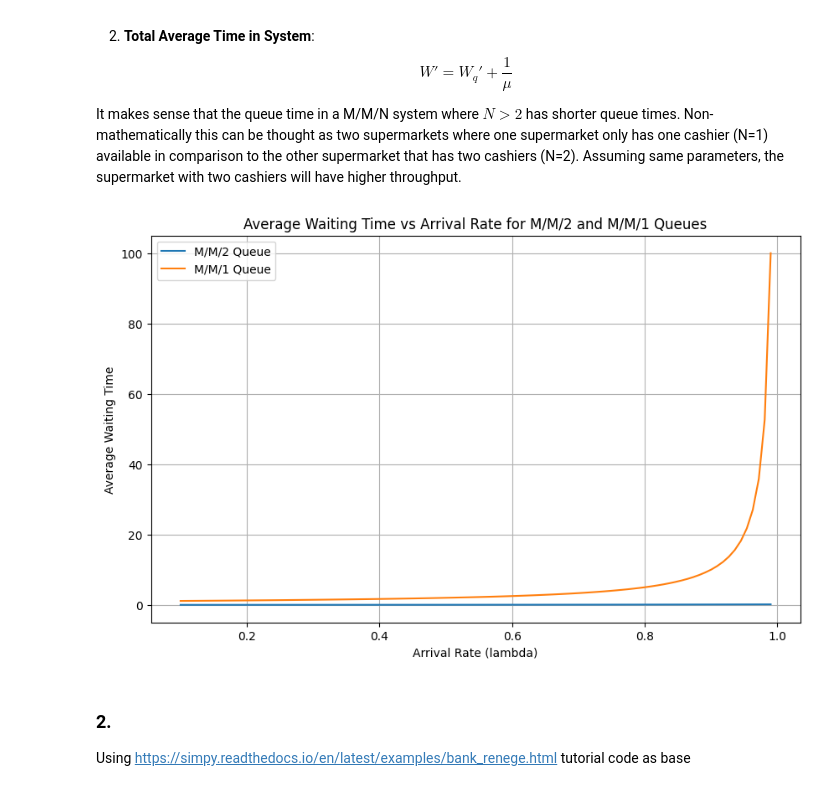
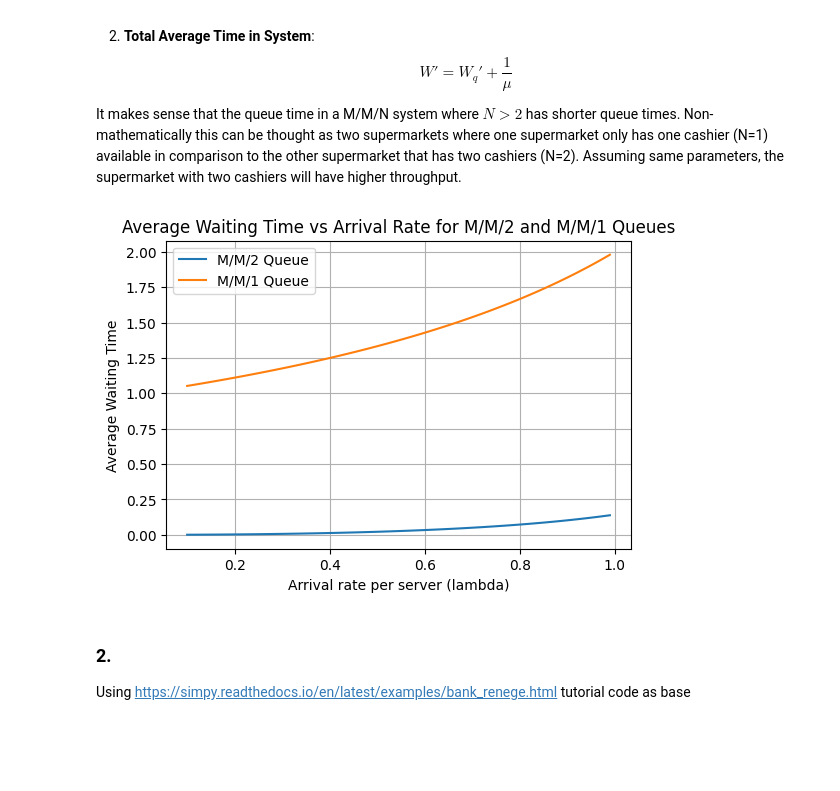
Before and after one commit to jonas4climate/ss-assignment-2, a Jupyter notebook: CalvinLaw_11306734_RaymondZhang_14865904_JonasSchaefer_14039982_2.ipynb, the cells around one changed output. Drawn from its saved outputs; the diff is of its cells as text; code cells hidden in the pictures; blank space fills up the shorter version.

```diff
--- a/CalvinLaw_11306734_RaymondZhang_14865904_JonasSchaefer_14039982_2.ipynb
+++ b/CalvinLaw_11306734_RaymondZhang_14865904_JonasSchaefer_14039982_2.ipynb
@@ -53,25 +100,25 @@ def mm1_queue(lambda_rate, mu):
 # %%
 # Parameters
 mu = 1
 n = 2
 lambda_rates = np.linspace(0.1, mu-0.01, 100)  # Vary lambda such that rho < 1 at all times
 
 # Calculate waiting times for each value of lambda
-waiting_times_mmn = [mmn_queue(lambda_rate, mu, n)[0] for lambda_rate in lambda_rates]
-waiting_times_mm1 = [mm1_queue(lambda_rate, mu)[0] for lambda_rate in lambda_rates]
+waiting_times_mmn = [mxn_queue(lambda_rate, mu, n) for lambda_rate in lambda_rates]
+waiting_times_mm1 = [mx1_queue(lambda_rate, mu, n) for lambda_rate in lambda_rates]
 
 # Plotting
-plt.figure(figsize=(10, 6))
+plt.figure(figsize=(6, 4))
 plt.plot(lambda_rates, waiting_times_mmn, label='M/M/2 Queue')
 plt.plot(lambda_rates, waiting_times_mm1, label='M/M/1 Queue')
-plt.xlabel('Arrival Rate (lambda)')
+plt.xlabel('Arrival rate per server (lambda)')
 plt.ylabel('Average Waiting Time')
 plt.title('Average Waiting Time vs Arrival Rate for M/M/2 and M/M/1 Queues')
 plt.legend()
 plt.grid(True)
 plt.show()
 # %% [output]
-[figure, old version]
+[figure, new version]
 # %% [markdown]
 ### 2.
 Using https://simpy.readthedocs.io/en/latest/examples/bank_renege.html tutorial code as base
```
Also changed, not shown: parts of 16 cells of this notebook.
